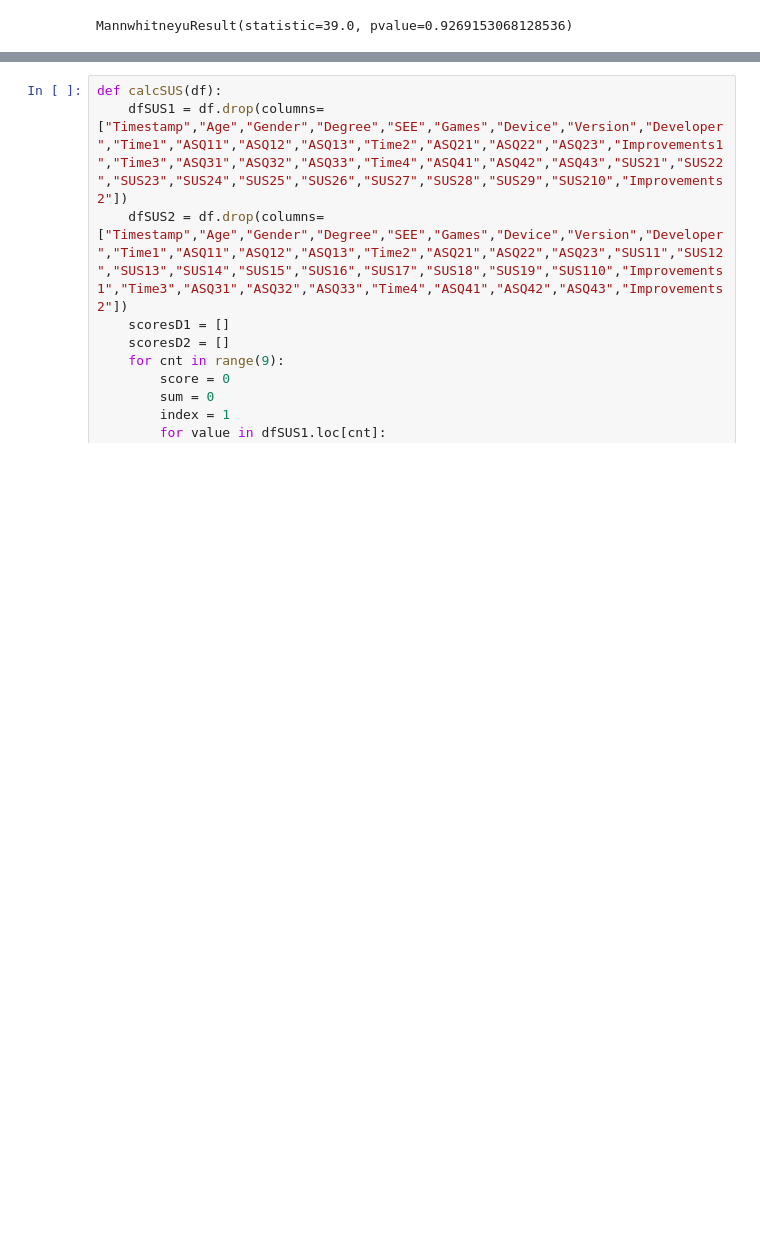
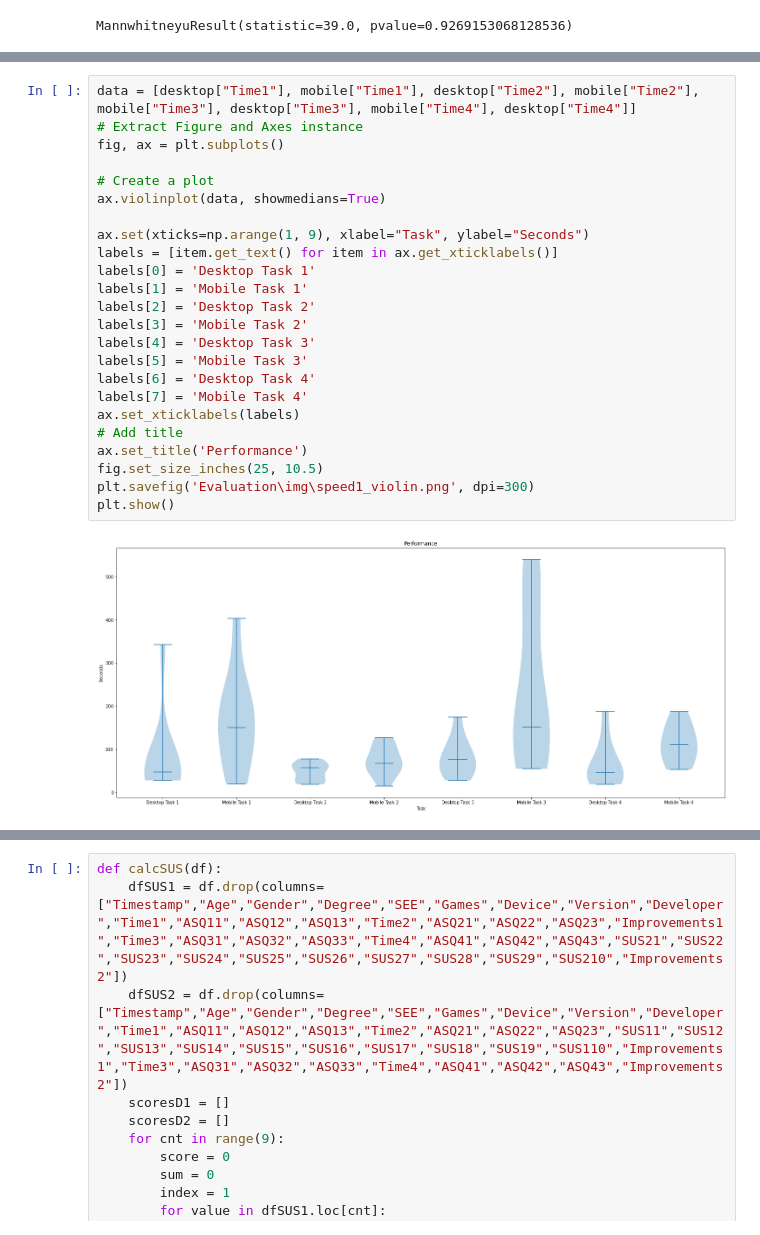
Before and after one commit to RomanGressler/MA, a Jupyter notebook: calc_data.ipynb, the cells around one changed output, grey strips where cells are left out. Cells and saved outputs as stored; diff of their text form; blank space fills up the shorter version.

```diff
--- a/calc_data.ipynb
+++ b/calc_data.ipynb
@@ -61,0 +129,26 @@ MannwhitneyuResult(statistic=39.0, pvalue=0.9269153068128536)
+# %%
+data = [desktop["Time1"], mobile["Time1"], desktop["Time2"], mobile["Time2"], mobile["Time3"], desktop["Time3"], mobile["Time4"], desktop["Time4"]]
+# Extract Figure and Axes instance
+fig, ax = plt.subplots()
+
+# Create a plot
+ax.violinplot(data, showmedians=True)
+
+ax.set(xticks=np.arange(1, 9), xlabel="Task", ylabel="Seconds")
+labels = [item.get_text() for item in ax.get_xticklabels()]
+labels[0] = 'Desktop Task 1'
+labels[1] = 'Mobile Task 1'
+labels[2] = 'Desktop Task 2'
+labels[3] = 'Mobile Task 2'
+labels[4] = 'Desktop Task 3'
+labels[5] = 'Mobile Task 3'
+labels[6] = 'Desktop Task 4'
+labels[7] = 'Mobile Task 4'
+ax.set_xticklabels(labels)
+# Add title
+ax.set_title('Performance')
+fig.set_size_inches(25, 10.5)
+plt.savefig('Evaluation\img\speed1_violin.png', dpi=300)
+plt.show()
+# %% [output]
+[figure, added]
```
Also changed, not shown: parts of 8 cells of this notebook, 29 other files.
